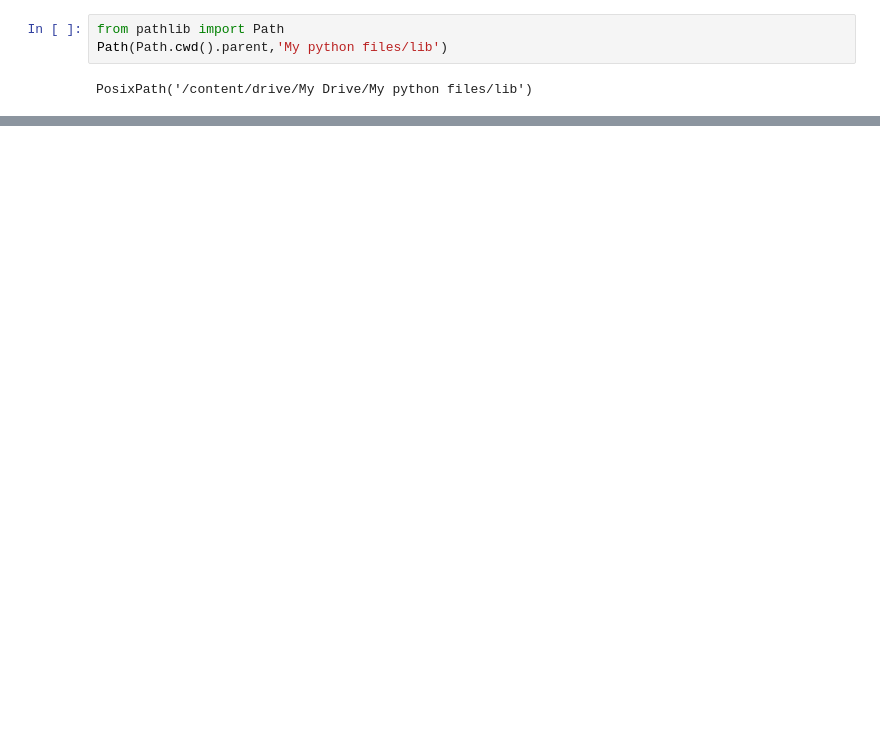
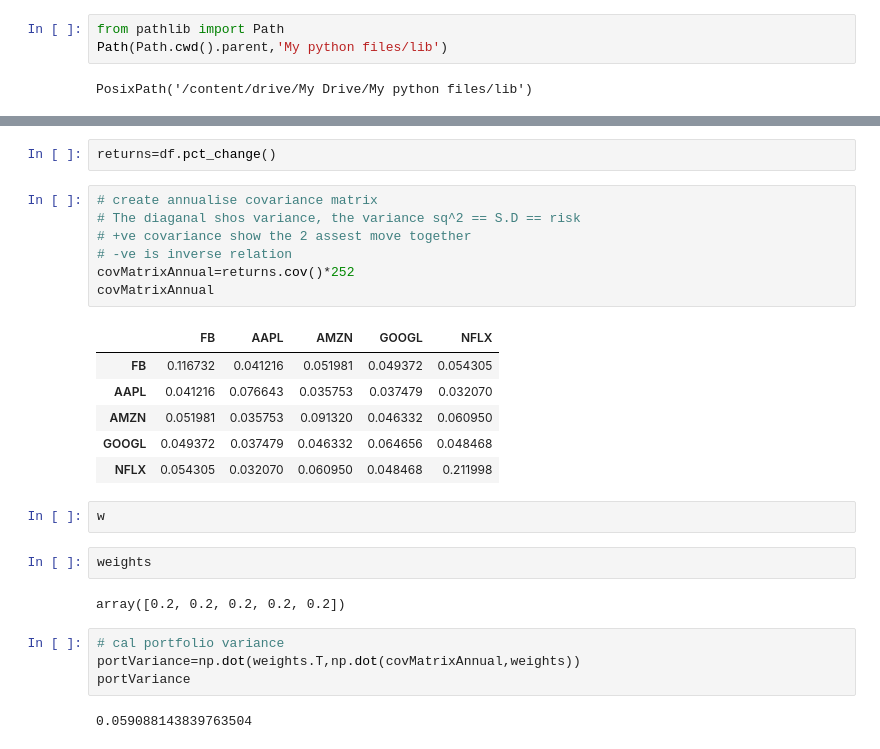
Before and after one commit to ryar001/Portfolio-optimization, a Jupyter notebook: portfolio_optimise.ipynb, the cells around one changed output, grey strips where cells are left out. Saved outputs shown, nothing was run; the diff lists cells and outputs as text; blank space fills up the shorter version.

```diff
--- a/portfolio_optimise.ipynb
+++ b/portfolio_optimise.ipynb
@@ -99,0 +112,28 @@ NameError: ignored
+# %%
+returns=df.pct_change()
+# %%
+# create annualise covariance matrix
+# The diaganal shos variance, the variance sq^2 == S.D == risk
+# +ve covariance show the 2 assest move together
+# -ve is inverse relation
+covMatrixAnnual=returns.cov()*252
+covMatrixAnnual
+# %% [output]
+|  | FB | AAPL | AMZN | GOOGL | NFLX |
+| FB | 0.116732 | 0.041216 | 0.051981 | 0.049372 | 0.054305 |
+| AAPL | 0.041216 | 0.076643 | 0.035753 | 0.037479 | 0.032070 |
+| AMZN | 0.051981 | 0.035753 | 0.091320 | 0.046332 | 0.060950 |
+| GOOGL | 0.049372 | 0.037479 | 0.046332 | 0.064656 | 0.048468 |
+| NFLX | 0.054305 | 0.032070 | 0.060950 | 0.048468 | 0.211998 |
+# %%
+w
+# %%
+weights
+# %% [output]
+array([0.2, 0.2, 0.2, 0.2, 0.2])
+# %%
+# cal portfolio variance
+portVariance=np.dot(weights.T,np.dot(covMatrixAnnual,weights))
+portVariance
+# %% [output]
+0.059088143839763504
```
Also changed, not shown: parts of 41 cells of this notebook.
